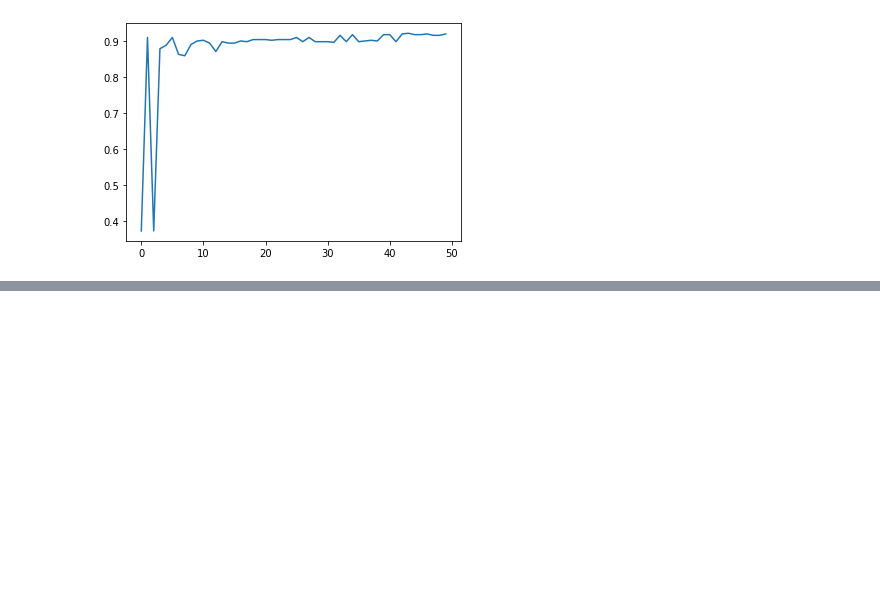
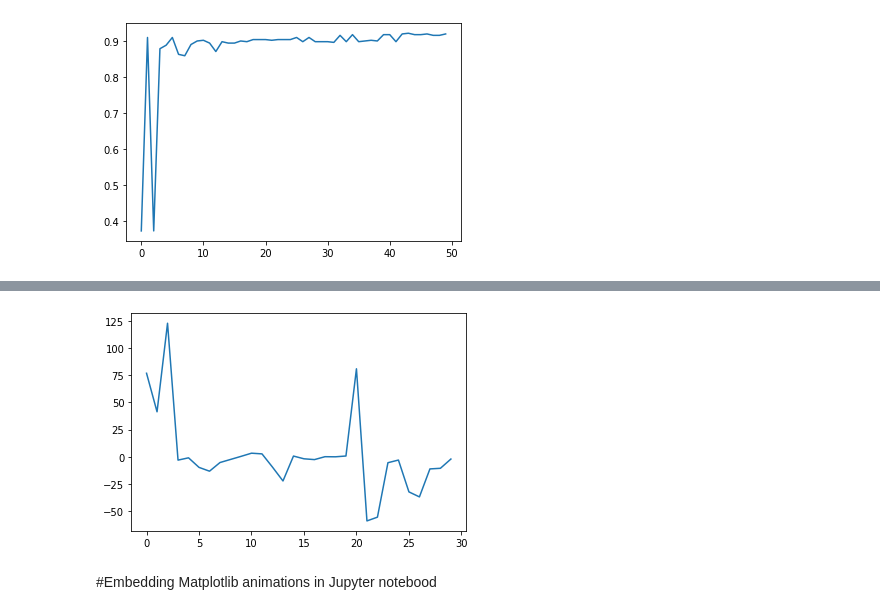
Before and after one commit to rajeshchengannur/DeepLearning, a Jupyter notebook: DL102_MPNeuron_And_Perceptron.ipynb, the cells around one changed output, grey strips where cells are left out. Cells and saved outputs as stored; diff of their text form; code cells hidden in the pictures; blank space fills up the shorter version.

```diff
--- a/DL102_MPNeuron_And_Perceptron.ipynb
+++ b/DL102_MPNeuron_And_Perceptron.ipynb
@@ -415,0 +465,7 @@ perceptron.fit(X_train,Y_train,50)
+# %%
+plt.plot(perceptron.w)
+plt.show()
+# %% [output]
+[figure, added]
+# %% [markdown]
+#Embedding Matplotlib animations in Jupyter notebood
```
Also changed, not shown: parts of 19 cells of this notebook.
